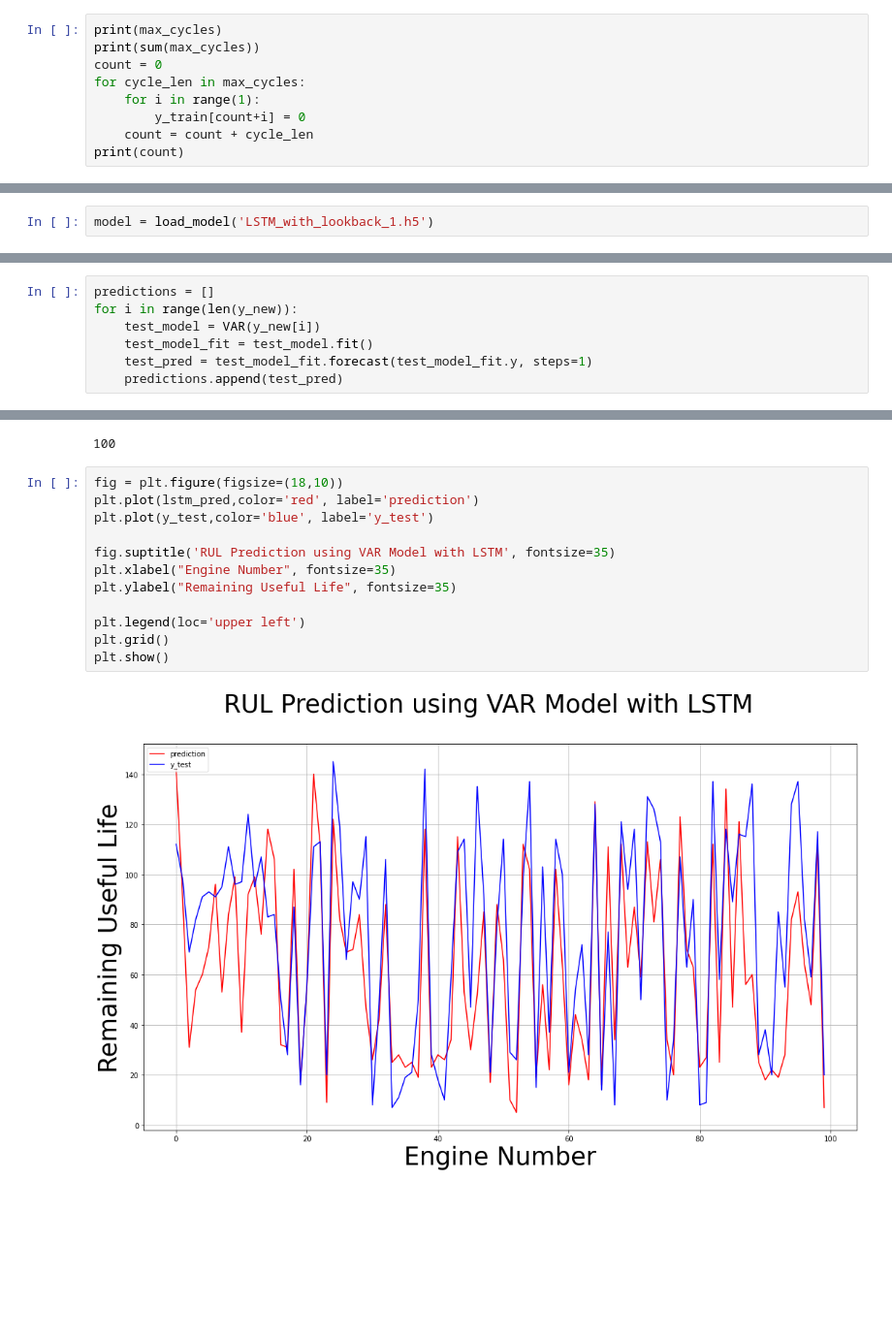
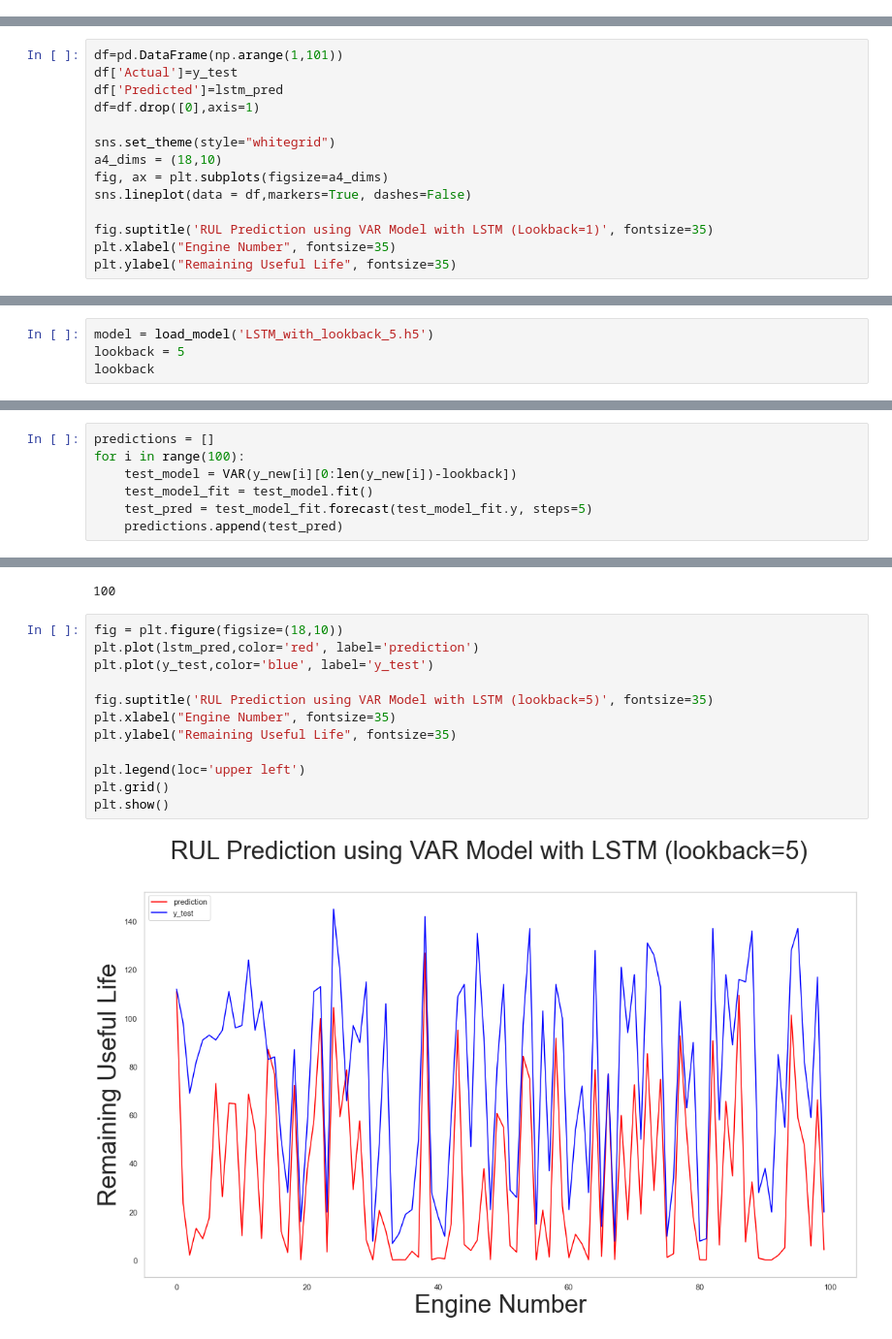
Before and after one commit to ritu-thombre99/RUL-Prediction, a Jupyter notebook: RUL Prediction VAR with LSTM.ipynb, the cells around one changed output, grey strips where cells are left out. Shown at 97% size. Cells and saved outputs as stored; diff of their text form; blank space fills up the shorter version.

Commit message:
Combined LSTM of all lookbacks with VAR

```diff
--- a/RUL Prediction VAR with LSTM.ipynb
+++ b/RUL Prediction VAR with LSTM.ipynb
@@ -265,9 +214,0 @@ print(X_train.shape,y_train.shape)
-# %%
-print(max_cycles)
-print(sum(max_cycles))
-count = 0
-for cycle_len in max_cycles:
-    for i in range(1):
-        y_train[count+i] = 0
-    count = count + cycle_len
-print(count)
@@ -398,0 +349,14 @@ mean_absolute_error >> 25.70032441054944
+# %%
+df=pd.DataFrame(np.arange(1,101))
+df['Actual']=y_test
+df['Predicted']=lstm_pred
+df=df.drop([0],axis=1)
+
+sns.set_theme(style="whitegrid")
+a4_dims = (18,10)
+fig, ax = plt.subplots(figsize=a4_dims)
+sns.lineplot(data = df,markers=True, dashes=False)
+
+fig.suptitle('RUL Prediction using VAR Model with LSTM (Lookback=1)', fontsize=35)
+plt.xlabel("Engine Number", fontsize=35)
+plt.ylabel("Remaining Useful Life", fontsize=35)
@@ -399,2 +368,4 @@ mean_absolute_error >> 25.70032441054944
 # %%
-model = load_model('LSTM_with_lookback_1.h5')
+model = load_model('LSTM_with_lookback_5.h5')
+lookback = 5
+lookback
@@ -502,10 +475,10 @@ y_new[1]
 | 48 | -0.427547 | 0.822177 | -0.334082 | 0.223360 | -0.278034 | 0.927668 | -0.404517 | 0.549425 | -1.423107 | 1.267495 | -0.076189 | ... |
 # %%
 predictions = []
-for i in range(len(y_new)):
-    test_model = VAR(y_new[i])
+for i in range(100):
+    test_model = VAR(y_new[i][0:len(y_new[i])-lookback])
     test_model_fit = test_model.fit()
-    test_pred = test_model_fit.forecast(test_model_fit.y, steps=1)
+    test_pred = test_model_fit.forecast(test_model_fit.y, steps=5)
     predictions.append(test_pred)
 # %%
 predictions = np.array(predictions)
@@ -532,14 +501,14 @@ len(y_test)
 # %%
 fig = plt.figure(figsize=(18,10))
 plt.plot(lstm_pred,color='red', label='prediction')
 plt.plot(y_test,color='blue', label='y_test')
 
-fig.suptitle('RUL Prediction using VAR Model with LSTM', fontsize=35)
+fig.suptitle('RUL Prediction using VAR Model with LSTM (lookback=5)', fontsize=35)
 plt.xlabel("Engine Number", fontsize=35)
 plt.ylabel("Remaining Useful Life", fontsize=35)
 
 plt.legend(loc='upper left')
 plt.grid()
 plt.show()
 # %% [output]
-[figure, old version]
+[figure, new version]
```
Also changed, not shown: parts of 44 cells of this notebook.
